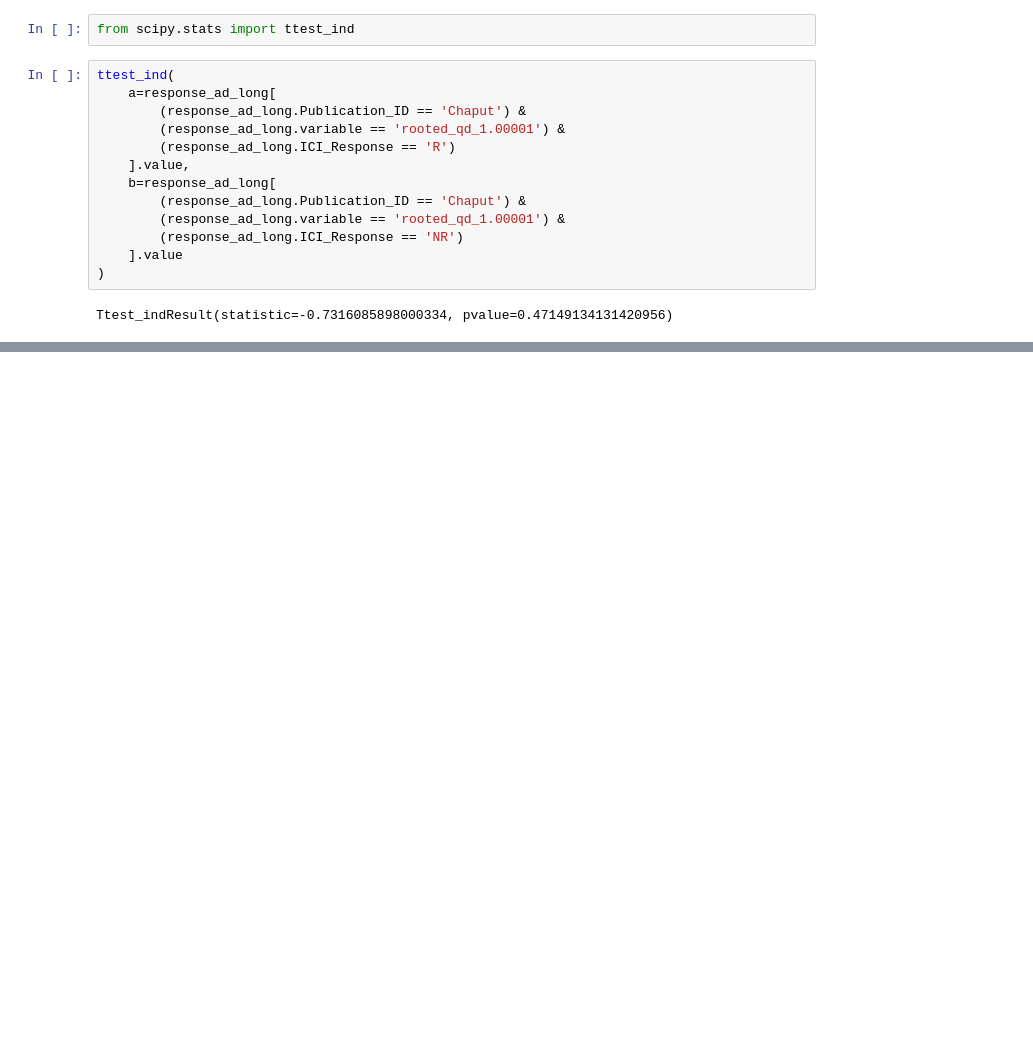
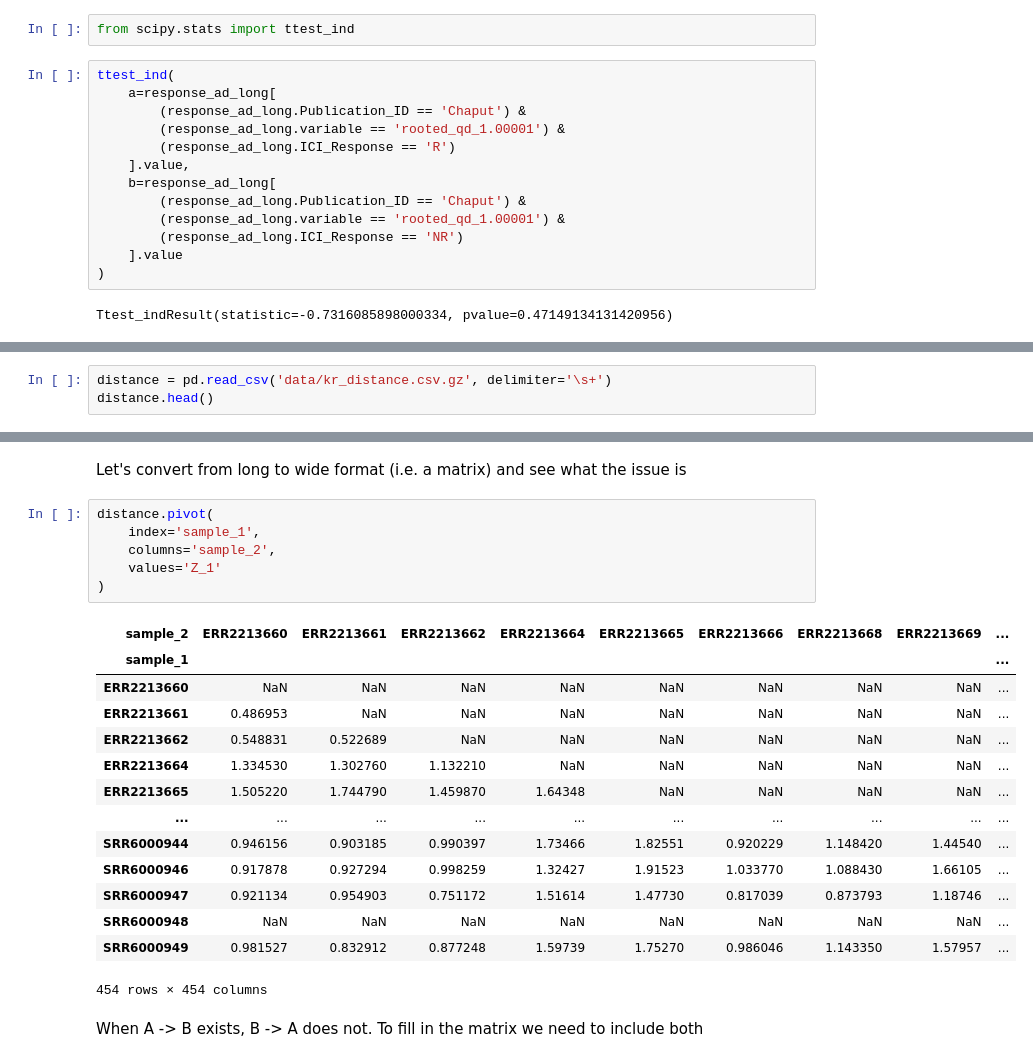
Before and after one commit to um-dang/intro-python-16S-analysis, a Jupyter notebook: A_Gentle_Introduction_to_Data_Science_with_Python.ipynb, the cells around one changed output, grey strips where cells are left out. Drawn from its saved outputs; the diff is of its cells as text; blank space fills up the shorter version.

```diff
--- a/A_Gentle_Introduction_to_Data_Science_with_Python.ipynb
+++ b/A_Gentle_Introduction_to_Data_Science_with_Python.ipynb
@@ -297,0 +331,3 @@ Ttest_indResult(statistic=-0.7316085898000334, pvalue=0.47149134131420956)
+# %%
+distance = pd.read_csv('data/kr_distance.csv.gz', delimiter='\s+')
+distance.head()
@@ -297,0 +355,25 @@ Ttest_indResult(statistic=-0.7316085898000334, pvalue=0.47149134131420956)
+# %% [markdown]
+Let's convert from long to wide format (i.e. a matrix) and see what the issue is
+# %%
+distance.pivot(
+    index='sample_1',
+    columns='sample_2',
+    values='Z_1'
+)
+# %% [output]
+| sample_2 | ERR2213660 | ERR2213661 | ERR2213662 | ERR2213664 | ERR2213665 | ERR2213666 | ERR2213668 | ERR2213669 | ... |
+| sample_1 |  |  |  |  |  |  |  |  | ... |
+| ERR2213660 | NaN | NaN | NaN | NaN | NaN | NaN | NaN | NaN | ... |
+| ERR2213661 | 0.486953 | NaN | NaN | NaN | NaN | NaN | NaN | NaN | ... |
+| ERR2213662 | 0.548831 | 0.522689 | NaN | NaN | NaN | NaN | NaN | NaN | ... |
+| ERR2213664 | 1.334530 | 1.302760 | 1.132210 | NaN | NaN | NaN | NaN | NaN | ... |
+| ERR2213665 | 1.505220 | 1.744790 | 1.459870 | 1.64348 | NaN | NaN | NaN | NaN | ... |
+| ... | ... | ... | ... | ... | ... | ... | ... | ... | ... |
+| SRR6000944 | 0.946156 | 0.903185 | 0.990397 | 1.73466 | 1.82551 | 0.920229 | 1.148420 | 1.44540 | ... |
+| SRR6000946 | 0.917878 | 0.927294 | 0.998259 | 1.32427 | 1.91523 | 1.033770 | 1.088430 | 1.66105 | ... |
+| SRR6000947 | 0.921134 | 0.954903 | 0.751172 | 1.51614 | 1.47730 | 0.817039 | 0.873793 | 1.18746 | ... |
+| SRR6000948 | NaN | NaN | NaN | NaN | NaN | NaN | NaN | NaN | ... |
+| SRR6000949 | 0.981527 | 0.832912 | 0.877248 | 1.59739 | 1.75270 | 0.986046 | 1.143350 | 1.57957 | ... |
+454 rows × 454 columns
+# %% [markdown]
+When A -> B exists, B -> A does not. To fill in the matrix we need to include both
```
Also changed, not shown: parts of 23 cells of this notebook.
